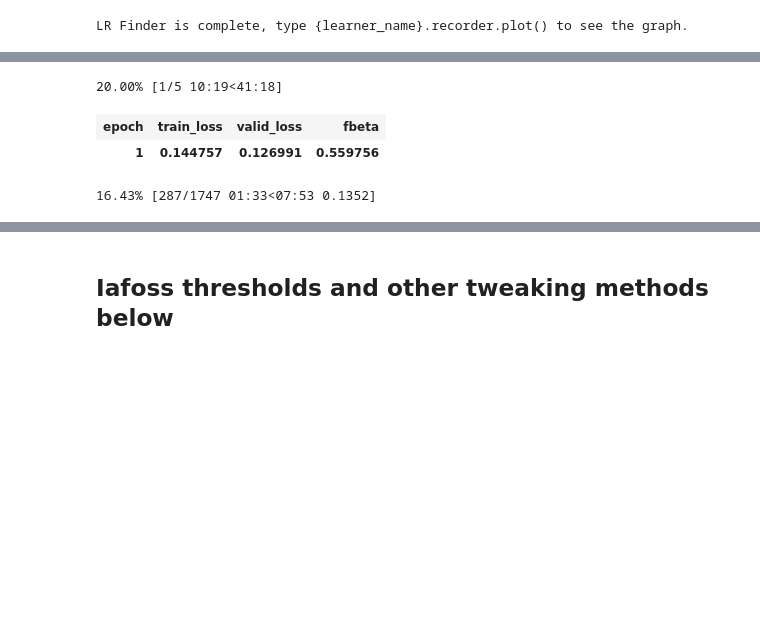
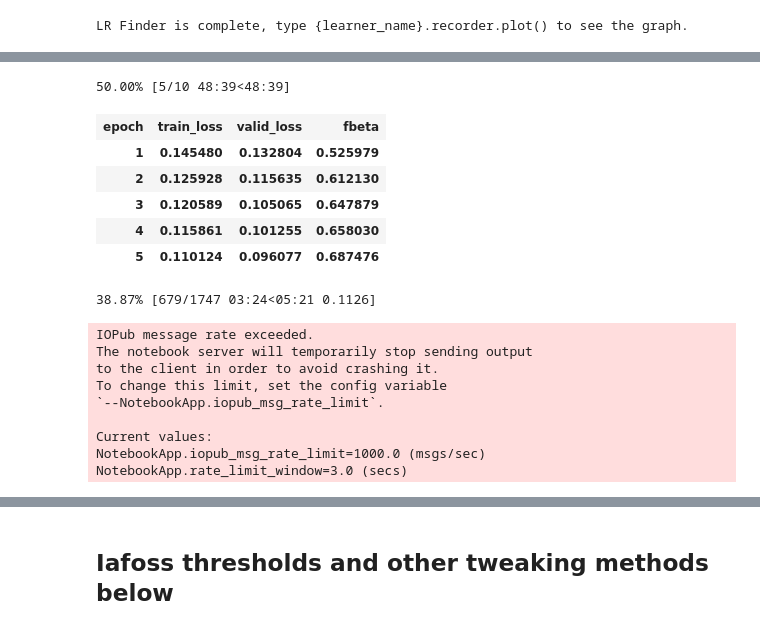
Before and after one commit to yuv4r4j/protein-atlas-fastai, a Jupyter notebook: Haider-resnet50_basic_datablocks-v17.ipynb, the cells around one changed output, grey strips where cells are left out. Cells and saved outputs as stored; diff of their text form; code cells hidden in the pictures; blank space fills up the shorter version.

```diff
--- a/Haider-resnet50_basic_datablocks-v17.ipynb
+++ b/Haider-resnet50_basic_datablocks-v17.ipynb
@@ -254,11 +254,24 @@ learn.recorder.plot()
 # %%
 lr = 3e-2/4
 # %%
-learn.fit_one_cycle(5, slice(lr))
+learn.fit_one_cycle(10, slice(lr))
 # %% [output]
-20.00% [1/5 10:19<41:18]
+50.00% [5/10 48:39<48:39]
 | epoch | train_loss | valid_loss | fbeta |
-| 1 | 0.144757 | 0.126991 | 0.559756 |
+| 1 | 0.145480 | 0.132804 | 0.525979 |
+| 2 | 0.125928 | 0.115635 | 0.612130 |
+| 3 | 0.120589 | 0.105065 | 0.647879 |
+| 4 | 0.115861 | 0.101255 | 0.658030 |
+| 5 | 0.110124 | 0.096077 | 0.687476 |
-16.43% [287/1747 01:33<07:53 0.1352]
+38.87% [679/1747 03:24<05:21 0.1126]
+IOPub message rate exceeded.
+The notebook server will temporarily stop sending output
+to the client in order to avoid crashing it.
+To change this limit, set the config variable
+`--NotebookApp.iopub_msg_rate_limit`.
+
+Current values:
+NotebookApp.iopub_msg_rate_limit=1000.0 (msgs/sec)
+NotebookApp.rate_limit_window=3.0 (secs)
 # %%
 learn.save('stage-1-rn50-datablocks_rn50_sz512-os-from-extrads')
```
Also changed, not shown: parts of 14 cells of this notebook, 10 other files.
